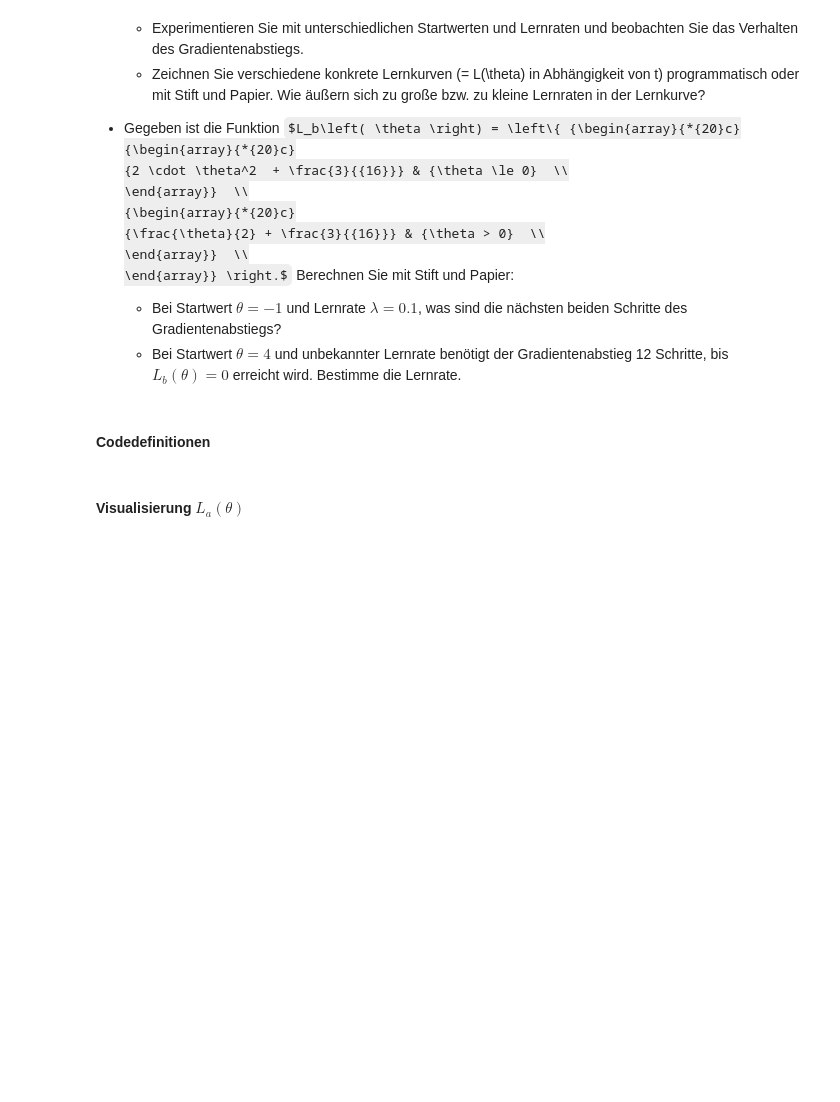
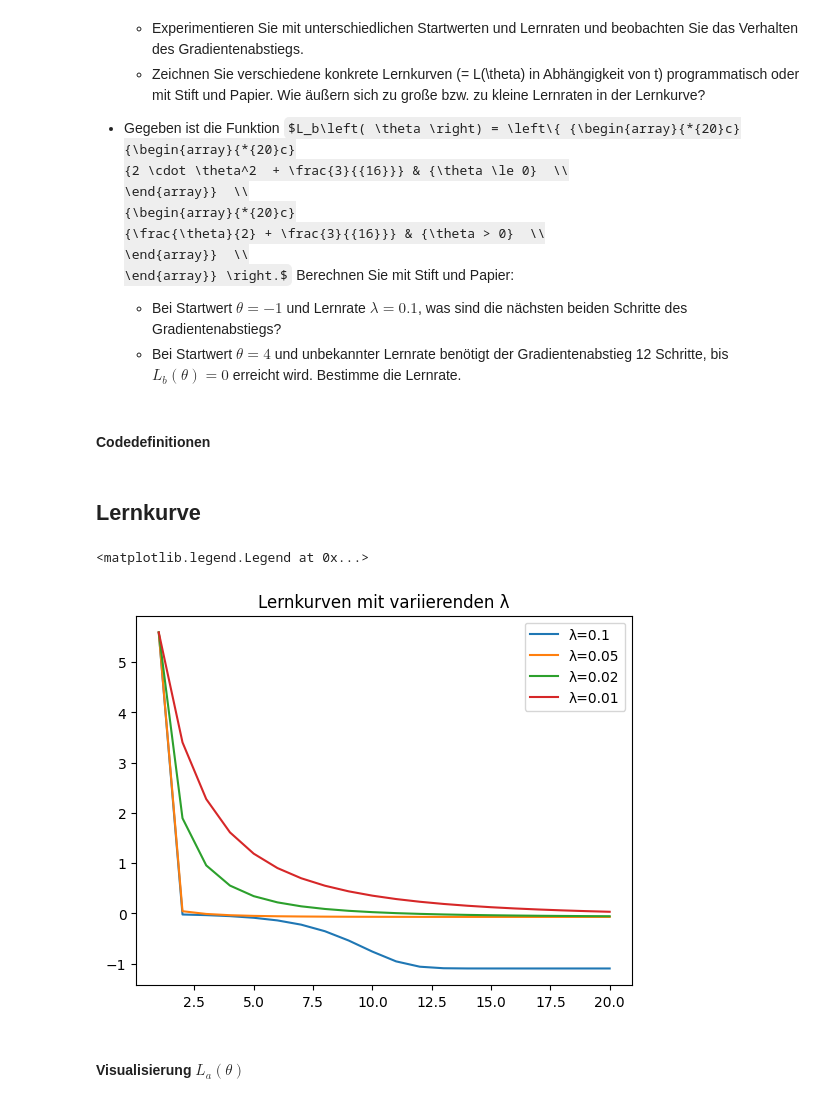
Before and after one commit to wordman2/GINN, a Jupyter notebook: Abschnitt_2_Aufgaben.ipynb, the cells around one changed output. Saved outputs shown, nothing was run; the diff lists cells and outputs as text; code cells hidden in the pictures; some formulas as TeX source; blank space fills up the shorter version.

Commit message:
add Learning Curves

```diff
--- a/Abschnitt_2_Aufgaben.ipynb
+++ b/Abschnitt_2_Aufgaben.ipynb
@@ -89,6 +89,25 @@ def plot_gradient_descent(start_x, learning_rate):
     plt.legend()
     plt.grid(True)
     plt.show()
+# %% [markdown]
+## Lernkurve
+# %%
+n_t = 20
+x = np.random.uniform(-1.5, 1.5)
+learning_rates = [0.1, 0.05, 0.02, 0.01]
+t = list(range(1,n_t+1))
+
+for lmbd in learning_rates:
+  x_vals = gradient_descent(x, lmbd, n_t-1)
+  y_hat_vals = [f(x) for x in x_vals]
+
+  plt.plot(t, y_hat_vals, label=f"λ={lmbd}")
+
+plt.title(f"Lernkurven mit variierenden λ")
+plt.legend()
+# %% [output]
+<matplotlib.legend.Legend at 0x...>
+[figure, added]
 # %% [markdown]
 #### Visualisierung $L_a\left( \theta \right)$
 # %%
```
